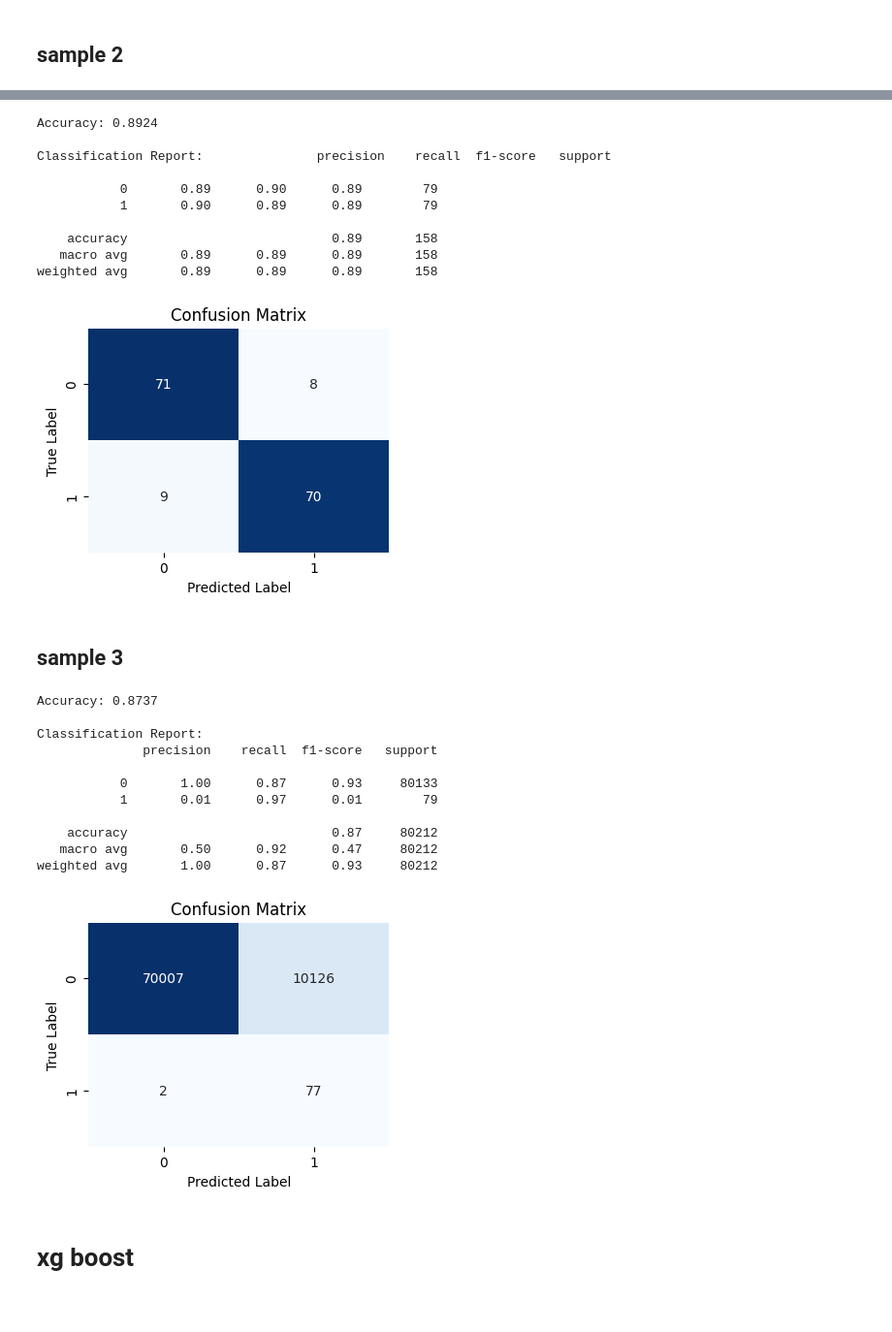
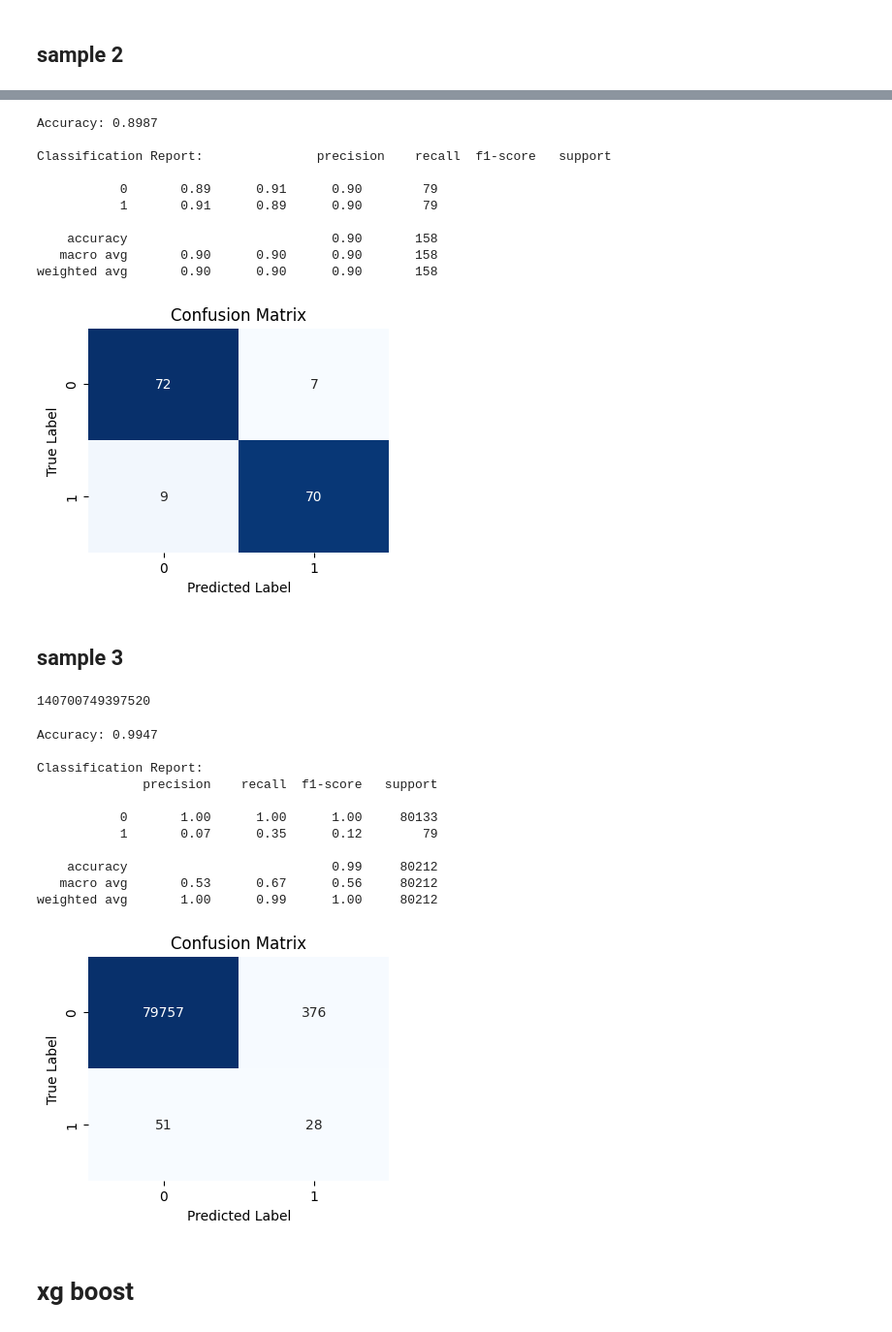
Before and after one commit to karl-1-bit/ULTIMATE4, a Jupyter notebook: Skin_cancer_preprocessing.ipynb, the cells around one changed output, grey strips where cells are left out. Shown: that part at 97% size. Drawn from its saved outputs; the diff is of its cells as text; code cells hidden in the pictures.

Commit message:
updated a small mistake in the code , the model wasnt initialized for each sample so almost it was getting trained again and again on the same data

```diff
--- a/Skin_cancer_preprocessing.ipynb
+++ b/Skin_cancer_preprocessing.ipynb
@@ -506,20 +496,3 @@ warnings.filterwarnings('ignore')
 # %%
 X = data_balanced.drop('target', axis=1)
 y = data_balanced['target']
-# %%
-numerical_features = [col for col in X.columns if col not in categorical_columns]
-categorical_features = categorical_columns
-
-numerical_transformer = Pipeline(
-    steps=[('imputer', SimpleImputer(strategy='median')),
-           ('scaler', StandardScaler())]
-)
-
-preprocessor = ColumnTransformer(
-    transformers=[('num', numerical_transformer, numerical_features)],
-    remainder='passthrough'
-)
-model_pipeline = Pipeline(
-    steps=[('preprocessor', preprocessor),
-           ('classifier',RandomForestClassifier(random_state=42, n_jobs=-1))]
-)
@@ -650,51 +642,79 @@ plt.ylabel('True Label')
 plt.title('Confusion Matrix')
 plt.show()
 # %% [output]
-Accuracy: 0.8924
+Accuracy: 0.8987
 
 Classification Report:               precision    recall  f1-score   support
 
-           0       0.89      0.90      0.89        79
-           1       0.90      0.89      0.89        79
+           0       0.89      0.91      0.90        79
+           1       0.91      0.89      0.90        79
 
-    accuracy                           0.89       158
-   macro avg       0.89      0.89      0.89       158
-weighted avg       0.89      0.89      0.89       158
+    accuracy                           0.90       158
+   macro avg       0.90      0.90      0.90       158
+weighted avg       0.90      0.90      0.90       158
 [figure]
 # %% [markdown]
 ## sample 3
+# %%
+model_pipeline = Pipeline(
+    steps=[('preprocessor', preprocessor),
+           ('classifier',RandomForestClassifier(random_state=42, n_jobs=-1))]
+)
+id(model_pipeline)
+# %% [output]
+140700749397520
+# %%
+from sklearn.utils import resample
+from sklearn.model_selection import train_test_split
+
+X = data_balanced.drop('target', axis=1)
+y = data_balanced['target']
+X_train, X_test, y_train, y_test = train_test_split(X, y, test_size=0.2, random_state=42, stratify=y)
+
+X_train_major = X_train[y_train == 0]
+X_train_minor = X_train[y_train == 1]
+y_train_major = y_train[y_train == 0]
+y_train_minor = y_train[y_train == 1]
+
+X_train_minor_oversampled, y_train_minor_oversampled = resample(X_train_minor,y_train_minor,replace=True,n_samples=10000,random_state=42)
+
+train_undersampled = pd.concat([X_train_major,y_train_major],axis=1).sample(n=10000, random_state=42)
+X_train_major_undersampled = train_undersampled.drop('target', axis=1)
+y_train_major_undersampled = train_undersampled['target']
+
+
+X_train_resampled = pd.concat([X_train_minor_oversampled, X_train_major_undersampled])
+y_train_resampled = pd.concat([y_train_minor_oversampled, y_train_major_undersampled])
 # %%
-X = data_balanced.drop('target', axis=1)
-y = data_balanced['target']
-_, X_test, _1, y_test = train_test_split(X, y, test_size=0.2, random_state=42, stratify=y)
+model_pipeline.fit(X_train_resampled, y_train_resampled)
 y_pred = model_pipeline.predict(X_test)
 
 accuracy = accuracy_score(y_test, y_pred)
 conf_matrix = confusion_matrix(y_test, y_pred)
 class_report = classification_report(y_test, y_pred)
 
 print(f"Accuracy: {accuracy:.4f}")
 print("\nClassification Report:")
 print(class_report)
 plt.figure(figsize=(4, 3))
 sns.heatmap(conf_matrix, annot=True, fmt='d', cmap='Blues', cbar=False)
 plt.xlabel('Predicted Label')
 plt.ylabel('True Label')
 plt.title('Confusion Matrix')
 plt.show()
 # %% [output]
-Accuracy: 0.8737
+Accuracy: 0.9947
 
 Classification Report:
               precision    recall  f1-score   support
 
-           0       1.00      0.87      0.93     80133
-           1       0.01      0.97      0.01        79
+           0       1.00      1.00      1.00     80133
+           1       0.07      0.35      0.12        79
 
-    accuracy                           0.87     80212
-   macro avg       0.50      0.92      0.47     80212
-weighted avg       1.00      0.87      0.93     80212
+    accuracy                           0.99     80212
+   macro avg       0.53      0.67      0.56     80212
+weighted avg       1.00      0.99      1.00     80212
-[figure, old version]
+[figure, new version]
 # %% [markdown]
 # xg boost
 # %%
```
Also changed, not shown: parts of 31 cells of this notebook.
